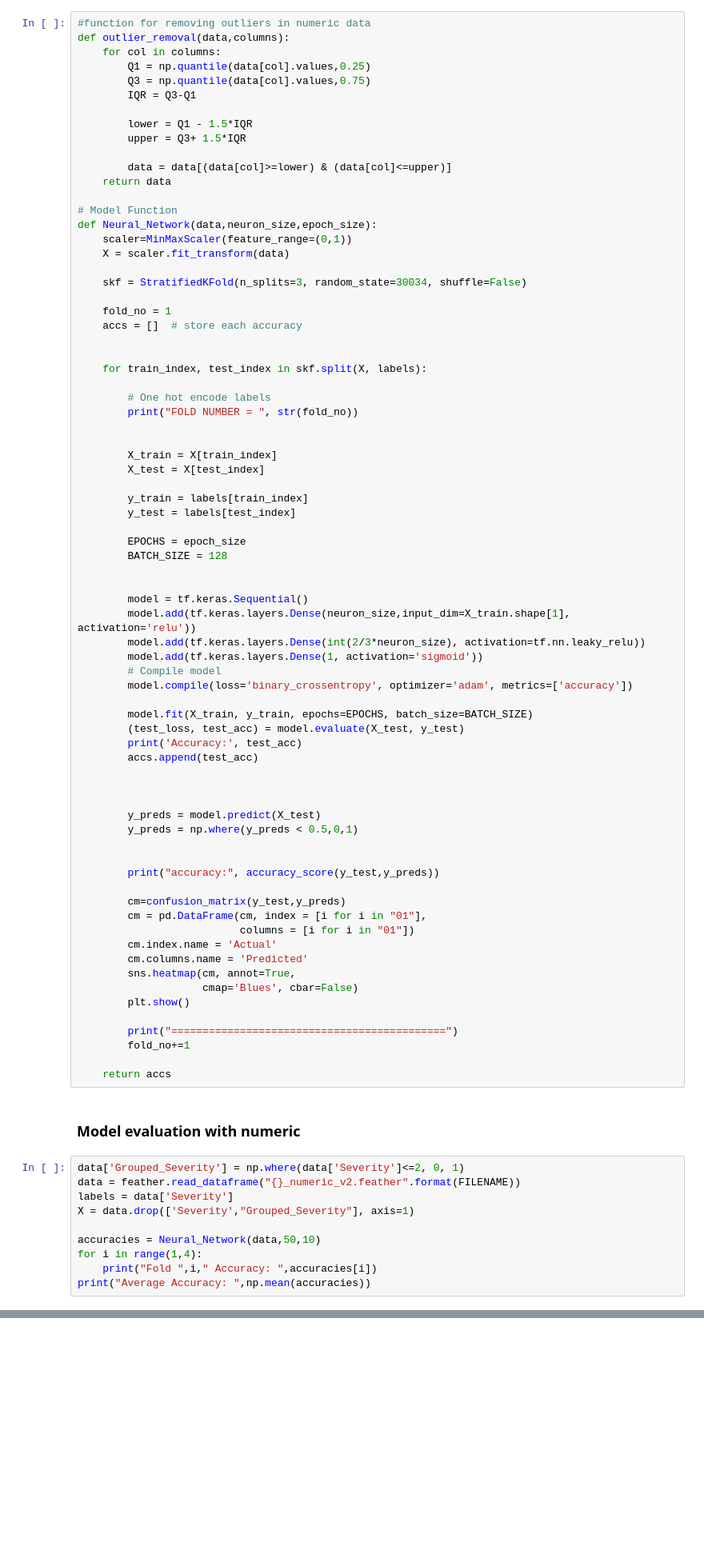
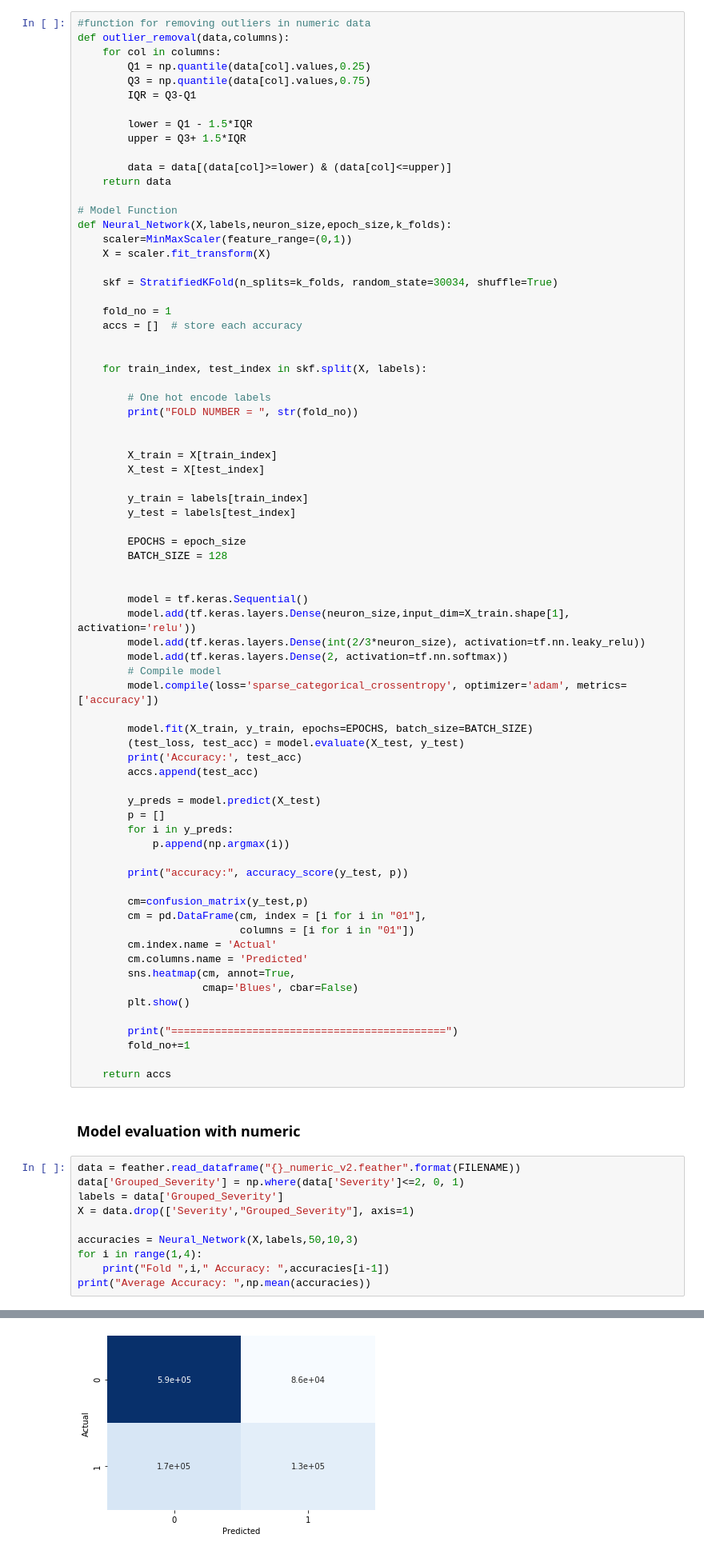
Before and after one commit to Abhilash240800/FinalProject_USAccidents, a Jupyter notebook: Jupyter Notebooks/NeuralNet_v2.ipynb, the cells around one changed output, grey strips where cells are left out. Shown at 80% size. Drawn from its saved outputs; the diff is of its cells as text; blank space fills up the shorter version.

Commit message:
fixed confusion matrix and implemented random shuffle

```diff
--- a/Jupyter Notebooks/NeuralNet_v2.ipynb
+++ b/Jupyter Notebooks/NeuralNet_v2.ipynb
@@ -188,11 +238,11 @@ def outlier_removal(data,columns):
     return data
 
 # Model Function
-def Neural_Network(data,neuron_size,epoch_size):
+def Neural_Network(X,labels,neuron_size,epoch_size,k_folds):
     scaler=MinMaxScaler(feature_range=(0,1))
-    X = scaler.fit_transform(data)
+    X = scaler.fit_transform(X)
 
-    skf = StratifiedKFold(n_splits=3, random_state=30034, shuffle=False)
+    skf = StratifiedKFold(n_splits=k_folds, random_state=30034, shuffle=True)
 
     fold_no = 1
     accs = []  # store each accuracy
@@ -217,24 +267,23 @@ def Neural_Network(data,neuron_size,epoch_size):
         model = tf.keras.Sequential()
         model.add(tf.keras.layers.Dense(neuron_size,input_dim=X_train.shape[1], activation='relu'))
         model.add(tf.keras.layers.Dense(int(2/3*neuron_size), activation=tf.nn.leaky_relu))
-        model.add(tf.keras.layers.Dense(1, activation='sigmoid'))
+        model.add(tf.keras.layers.Dense(2, activation=tf.nn.softmax))
         # Compile model
-        model.compile(loss='binary_crossentropy', optimizer='adam', metrics=['accuracy'])
+        model.compile(loss='sparse_categorical_crossentropy', optimizer='adam', metrics=['accuracy'])
 
         model.fit(X_train, y_train, epochs=EPOCHS, batch_size=BATCH_SIZE)
         (test_loss, test_acc) = model.evaluate(X_test, y_test)
         print('Accuracy:', test_acc)
         accs.append(test_acc)
 
+        y_preds = model.predict(X_test)
+        p = []
+        for i in y_preds:
+            p.append(np.argmax(i))
 
+        print("accuracy:", accuracy_score(y_test, p))
 
-        y_preds = model.predict(X_test)
-        y_preds = np.where(y_preds < 0.5,0,1)
-
-
-        print("accuracy:", accuracy_score(y_test,y_preds))
-
-        cm=confusion_matrix(y_test,y_preds)
+        cm=confusion_matrix(y_test,p)
         cm = pd.DataFrame(cm, index = [i for i in "01"],
                           columns = [i for i in "01"])
         cm.index.name = 'Actual'
@@ -250,12 +299,13 @@ def Neural_Network(data,neuron_size,epoch_size):
 # %% [markdown]
 ### Model evaluation with numeric
 # %%
+data = feather.read_dataframe("{}_numeric_v2.feather".format(FILENAME))
 data['Grouped_Severity'] = np.where(data['Severity']<=2, 0, 1)
-data = feather.read_dataframe("{}_numeric_v2.feather".format(FILENAME))
-labels = data['Severity']
+labels = data['Grouped_Severity']
 X = data.drop(['Severity',"Grouped_Severity"], axis=1)
 
-accuracies = Neural_Network(data,50,10)
+accuracies = Neural_Network(X,labels,50,10,3)
 for i in range(1,4):
-    print("Fold ",i," Accuracy: ",accuracies[i])
+    print("Fold ",i," Accuracy: ",accuracies[i-1])
 print("Average Accuracy: ",np.mean(accuracies))
+# %% [output]
@@ -261,0 +329 @@ print("Average Accuracy: ",np.mean(accuracies))
+[figure, added]
```
Also changed, not shown: parts of 6 cells of this notebook, 1 other file.
